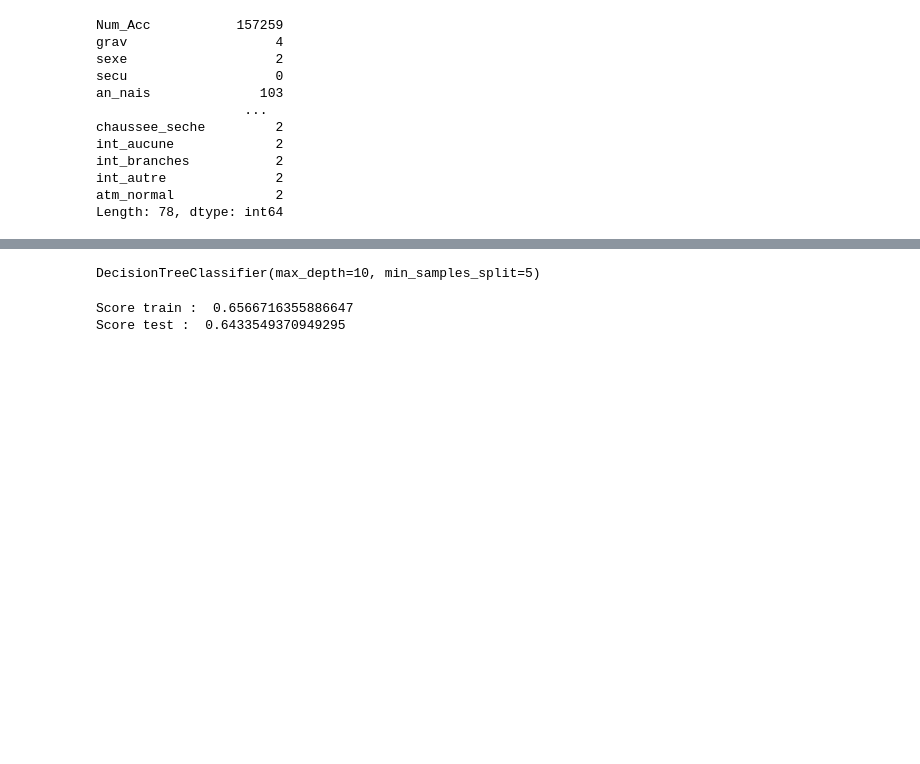
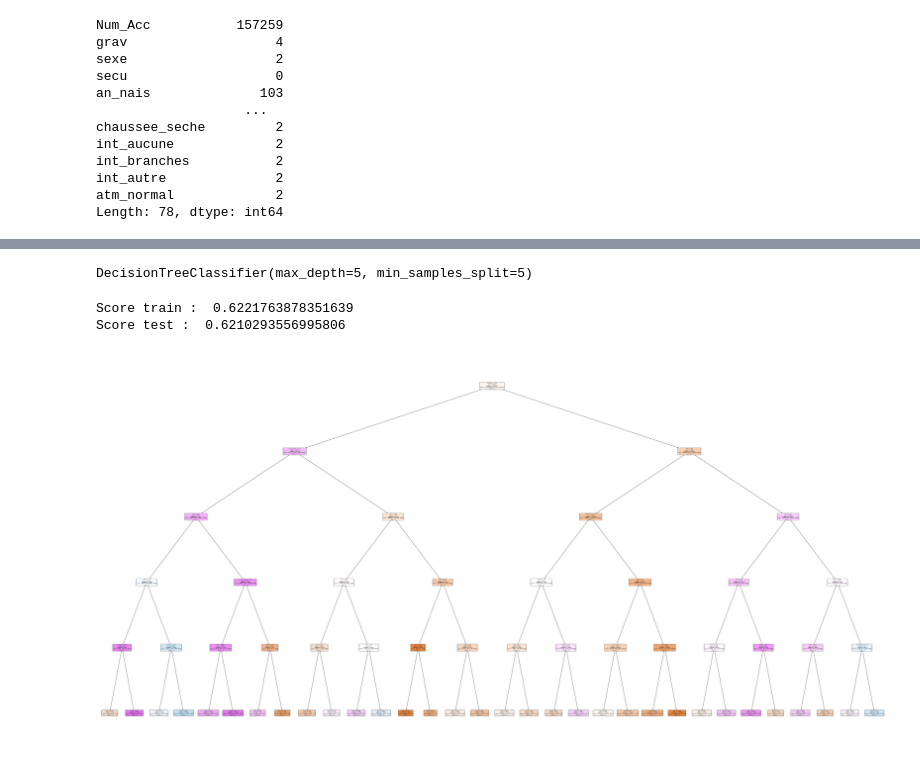
Before and after one commit to ThomasB30/projetDA-acc, a Jupyter notebook: 4 - ML/ML arbre.ipynb, the cells around one changed output, grey strips where cells are left out. Saved outputs shown, nothing was run; the diff lists cells and outputs as text; code cells hidden in the pictures; blank space fills up the shorter version.

```diff
--- a/4 - ML/ML arbre.ipynb
+++ b/4 - ML/ML arbre.ipynb
@@ -548,16 +548,16 @@ from sklearn.tree import DecisionTreeClassifier
 model = DecisionTreeClassifier()
 # %%
 from sklearn.tree import DecisionTreeClassifier
-model = DecisionTreeClassifier(max_depth=10, min_samples_split=5)
+model = DecisionTreeClassifier(max_depth=5, min_samples_split=5)
 # %%
 model.fit(X_train, y_train)
 # %% [output]
-DecisionTreeClassifier(max_depth=10, min_samples_split=5)
+DecisionTreeClassifier(max_depth=5, min_samples_split=5)
 # %%
 y_pred = model.predict(X_test)  # Prédictions sur les données de test
 # %%
 print("Score train : ", model.score(X_train, y_train))  # Score d'entraînement
 print("Score test : ", model.score(X_test, y_test))  # Score de test
 # %% [output]
-Score train :  0.6566716355886647
-Score test :  0.6433549370949295
+Score train :  0.6221763878351639
+Score test :  0.6210293556995806
@@ -563,0 +568,13 @@ Score test :  0.6433549370949295
+# %%
+# Assurez-vous que les noms des caractéristiques sont bien en format chaîne
+feature_names = [str(col) for col in X_train.columns]
+
+# Si `y_train` contient des valeurs numériques, convertissez les classes en chaînes
+class_names = [str(cls) for cls in model.classes_]
+
+plt.figure(figsize=(80,40))
+plot_tree(model, feature_names=feature_names, class_names=class_names, filled=True, rounded=True)
+plt.savefig("arbre_decision.jpg", format="jpg", dpi=600)
+plt.show()
+# %% [output]
+[figure, added]
```
Also changed, not shown: parts of 4 cells of this notebook, 3 other files.
